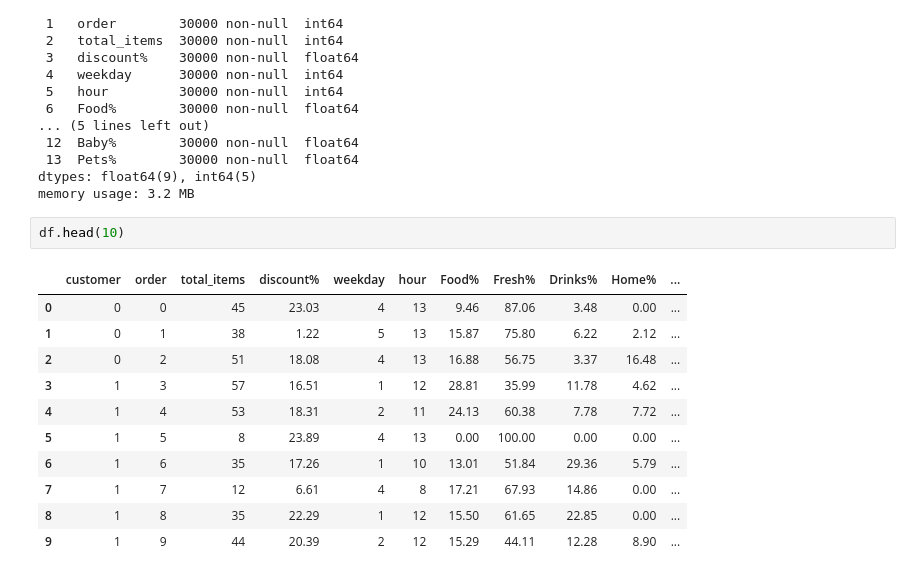
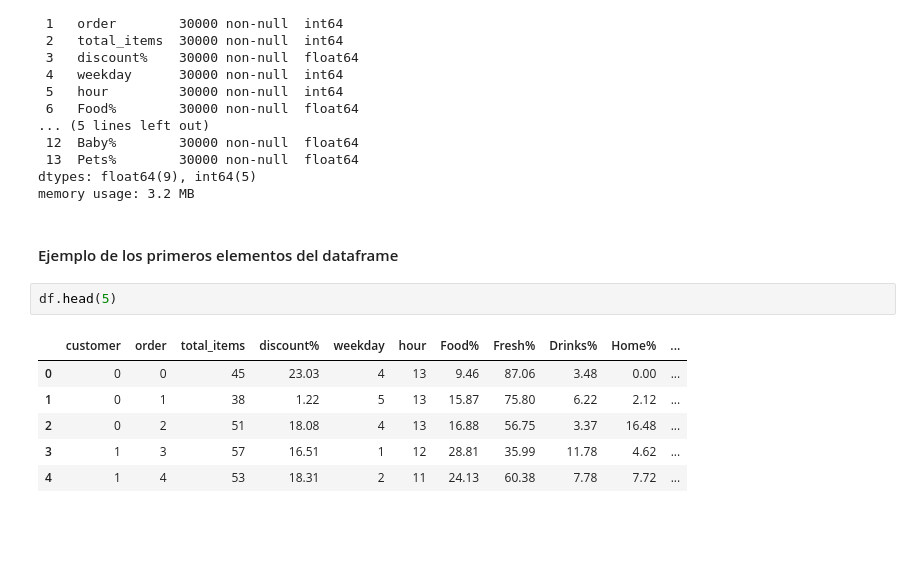
Before and after one commit to jorgedel4/Actividad-Evaluable-Mapas-de-calor-y-boxplots, a Jupyter notebook: actEvaluable.ipynb, the cells around one changed output. Saved outputs shown, nothing was run; the diff lists cells and outputs as text; blank space fills up the shorter version.

```diff
--- a/actEvaluable.ipynb
+++ b/actEvaluable.ipynb
@@ -51,17 +62,14 @@ Data columns (total 14 columns):
  13  Pets%        30000 non-null  float64
 dtypes: float64(9), int64(5)
 memory usage: 3.2 MB
+# %% [markdown]
+#### Ejemplo de los primeros elementos del dataframe
 # %%
-df.head(10)
+df.head(5)
 # %% [output]
 |  | customer | order | total_items | discount% | weekday | hour | Food% | Fresh% | Drinks% | Home% | ... |
 | 0 | 0 | 0 | 45 | 23.03 | 4 | 13 | 9.46 | 87.06 | 3.48 | 0.00 | ... |
 | 1 | 0 | 1 | 38 | 1.22 | 5 | 13 | 15.87 | 75.80 | 6.22 | 2.12 | ... |
 | 2 | 0 | 2 | 51 | 18.08 | 4 | 13 | 16.88 | 56.75 | 3.37 | 16.48 | ... |
 | 3 | 1 | 3 | 57 | 16.51 | 1 | 12 | 28.81 | 35.99 | 11.78 | 4.62 | ... |
 | 4 | 1 | 4 | 53 | 18.31 | 2 | 11 | 24.13 | 60.38 | 7.78 | 7.72 | ... |
-| 5 | 1 | 5 | 8 | 23.89 | 4 | 13 | 0.00 | 100.00 | 0.00 | 0.00 | ... |
-| 6 | 1 | 6 | 35 | 17.26 | 1 | 10 | 13.01 | 51.84 | 29.36 | 5.79 | ... |
-| 7 | 1 | 7 | 12 | 6.61 | 4 | 8 | 17.21 | 67.93 | 14.86 | 0.00 | ... |
-| 8 | 1 | 8 | 35 | 22.29 | 1 | 12 | 15.50 | 61.65 | 22.85 | 0.00 | ... |
-| 9 | 1 | 9 | 44 | 20.39 | 2 | 12 | 15.29 | 44.11 | 12.28 | 8.90 | ... |
```
Also changed, not shown: parts of 20 cells of this notebook.
